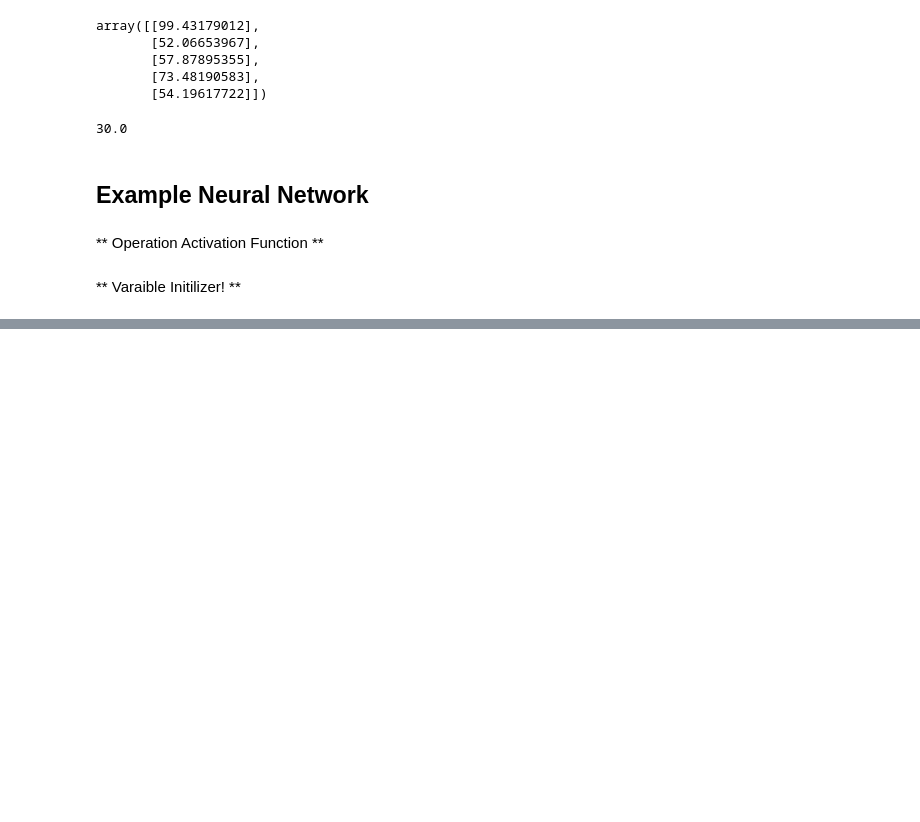
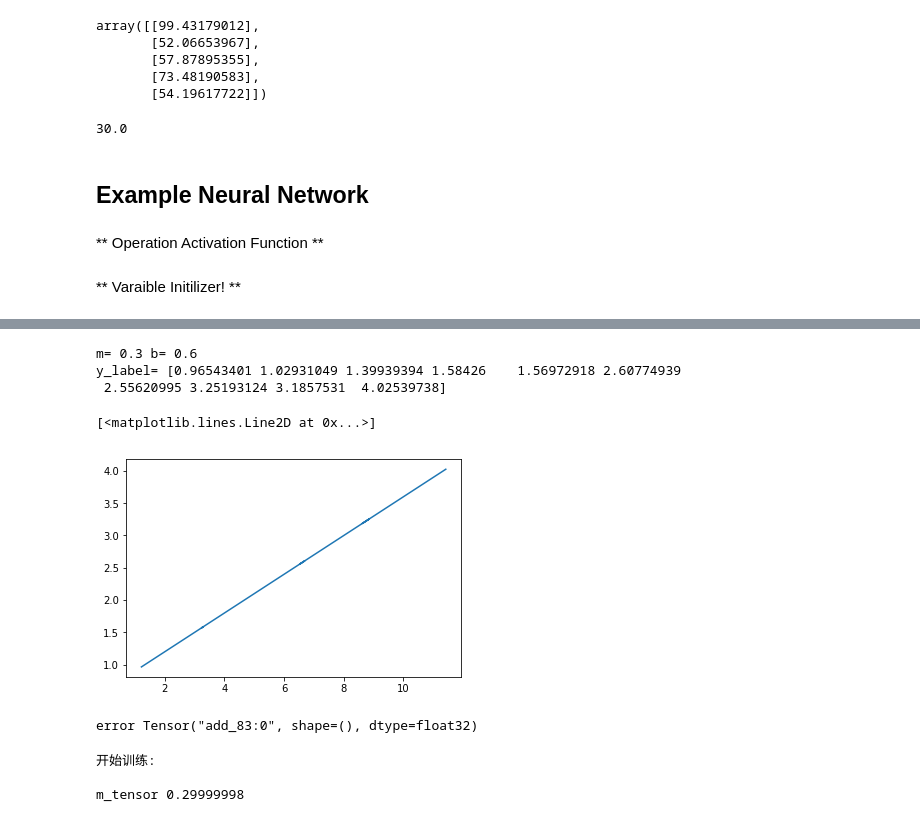
Before and after one commit to haiwuxing/tensorflow-udemy, a Jupyter notebook: 02-TensorFlow-Basics/03-TF-Neural-Network.ipynb, the cells around one changed output, grey strips where cells are left out. Saved outputs shown, nothing was run; the diff lists cells and outputs as text; code cells hidden in the pictures; blank space fills up the shorter version.

```diff
--- a/02-TensorFlow-Basics/03-TF-Neural-Network.ipynb
+++ b/02-TensorFlow-Basics/03-TF-Neural-Network.ipynb
@@ -74,0 +157,10 @@ print(layer_out)
+# %%
+print('m=', m, 'b=',b)
+print('y_label=',y_label)
+plt.plot(x_data,y_label)
+# %% [output]
+m= 0.3 b= 0.6
+y_label= [0.96543401 1.02931049 1.39939394 1.58426    1.56972918 2.60774939
+ 2.55620995 3.25193124 3.1857531  4.02539738]
+[<matplotlib.lines.Line2D at 0x...>]
+[figure, added]
@@ -74,0 +170,9 @@ print(layer_out)
+# %%
+# 计算出所有的错误
+error = 0
+
+for x,y in zip(x_data, y_label):
+    y_hat = m_tensor*x + b_tensor
+    error += (y-y_hat)**2
+# %% [output]
+error Tensor("add_83:0", shape=(), dtype=float32)
@@ -74,0 +182,18 @@ print(layer_out)
+# %%
+init = tf.global_variables_initializer()
+
+with tf.Session() as sess:
+    sess.run(init)
+
+    print('开始训练:\n')
+    training_steps = 1
+    for i in range(training_steps):
+        sess.run(train)
+
+    final_slope, final_intercept = sess.run([m_tensor,b_tensor])
+
+    print('m_tensor',m_tensor.eval())
+# %% [output]
+开始训练:
+
+m_tensor 0.29999998
```
Also changed, not shown: parts of 25 cells of this notebook, 5 other files.
